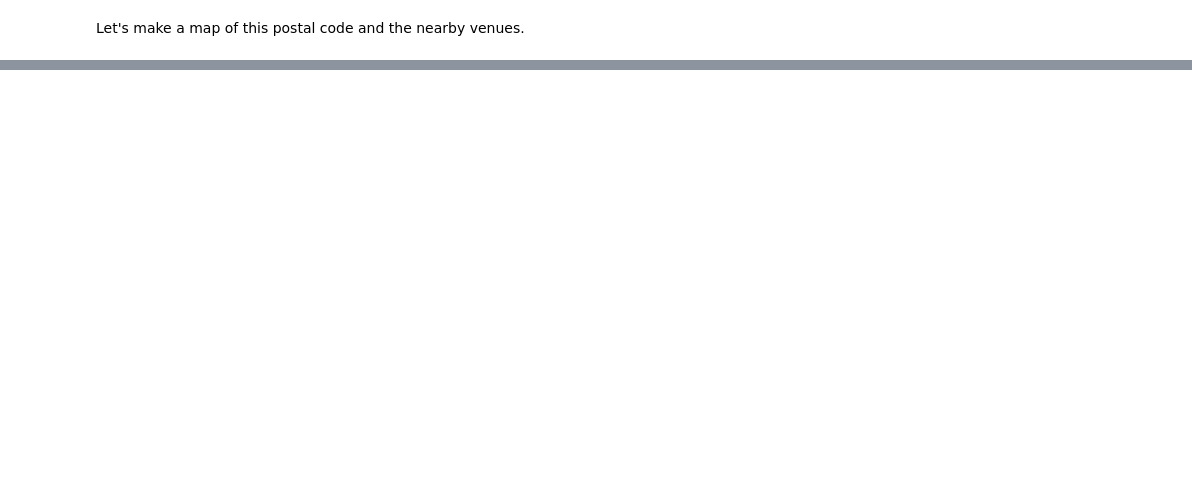
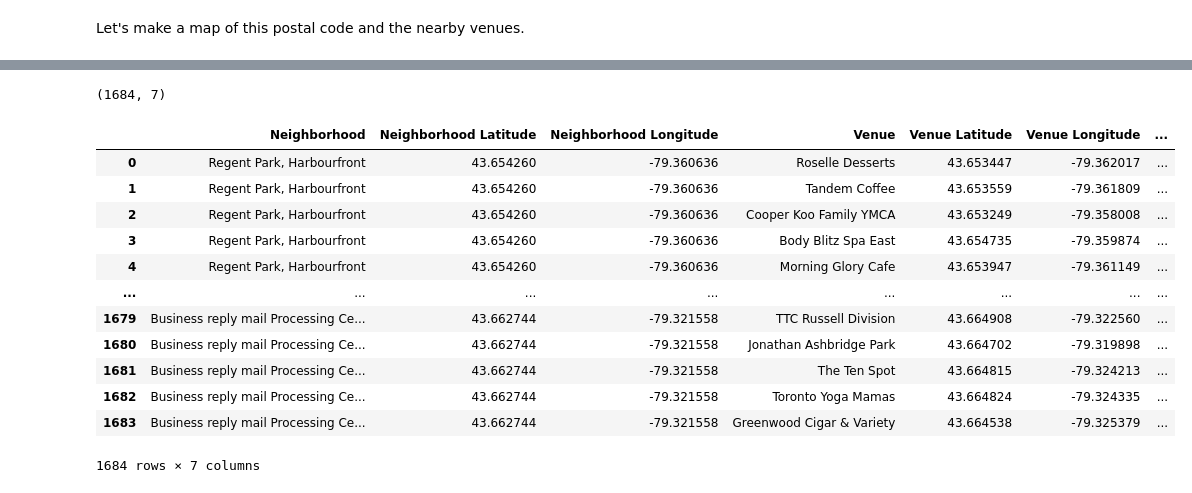
Before and after one commit to alexanderWhile/Coursera_Capstone, a Jupyter notebook: toronto_neighborhoods.ipynb, the cells around one changed output, grey strips where cells are left out. Cells and saved outputs as stored; diff of their text form; code cells hidden in the pictures; blank space fills up the shorter version.

```diff
--- a/toronto_neighborhoods.ipynb
+++ b/toronto_neighborhoods.ipynb
@@ -231,0 +278,4 @@ neighborhood_map
+# %%
+toronto_venues = get_nearby_venues( names=df.Neighborhood,
+                                    latitudes = df.Latitude,
+                                    longitudes = df.Longitude)
@@ -231,0 +300,18 @@ neighborhood_map
+# %%
+print(toronto_venues.shape)
+toronto_venues
+# %% [output]
+(1684, 7)
+|  | Neighborhood | Neighborhood Latitude | Neighborhood Longitude | Venue | Venue Latitude | Venue Longitude | ... |
+| 0 | Regent Park, Harbourfront | 43.654260 | -79.360636 | Roselle Desserts | 43.653447 | -79.362017 | ... |
+| 1 | Regent Park, Harbourfront | 43.654260 | -79.360636 | Tandem Coffee | 43.653559 | -79.361809 | ... |
+| 2 | Regent Park, Harbourfront | 43.654260 | -79.360636 | Cooper Koo Family YMCA | 43.653249 | -79.358008 | ... |
+| 3 | Regent Park, Harbourfront | 43.654260 | -79.360636 | Body Blitz Spa East | 43.654735 | -79.359874 | ... |
+| 4 | Regent Park, Harbourfront | 43.654260 | -79.360636 | Morning Glory Cafe | 43.653947 | -79.361149 | ... |
+| ... | ... | ... | ... | ... | ... | ... | ... |
+| 1679 | Business reply mail Processing Ce... | 43.662744 | -79.321558 | TTC Russell Division | 43.664908 | -79.322560 | ... |
+| 1680 | Business reply mail Processing Ce... | 43.662744 | -79.321558 | Jonathan Ashbridge Park | 43.664702 | -79.319898 | ... |
+| 1681 | Business reply mail Processing Ce... | 43.662744 | -79.321558 | The Ten Spot | 43.664815 | -79.324213 | ... |
+| 1682 | Business reply mail Processing Ce... | 43.662744 | -79.321558 | Toronto Yoga Mamas | 43.664824 | -79.324335 | ... |
+| 1683 | Business reply mail Processing Ce... | 43.662744 | -79.321558 | Greenwood Cigar & Variety | 43.664538 | -79.325379 | ... |
+1684 rows × 7 columns
```
Also changed, not shown: parts of 21 cells of this notebook.
